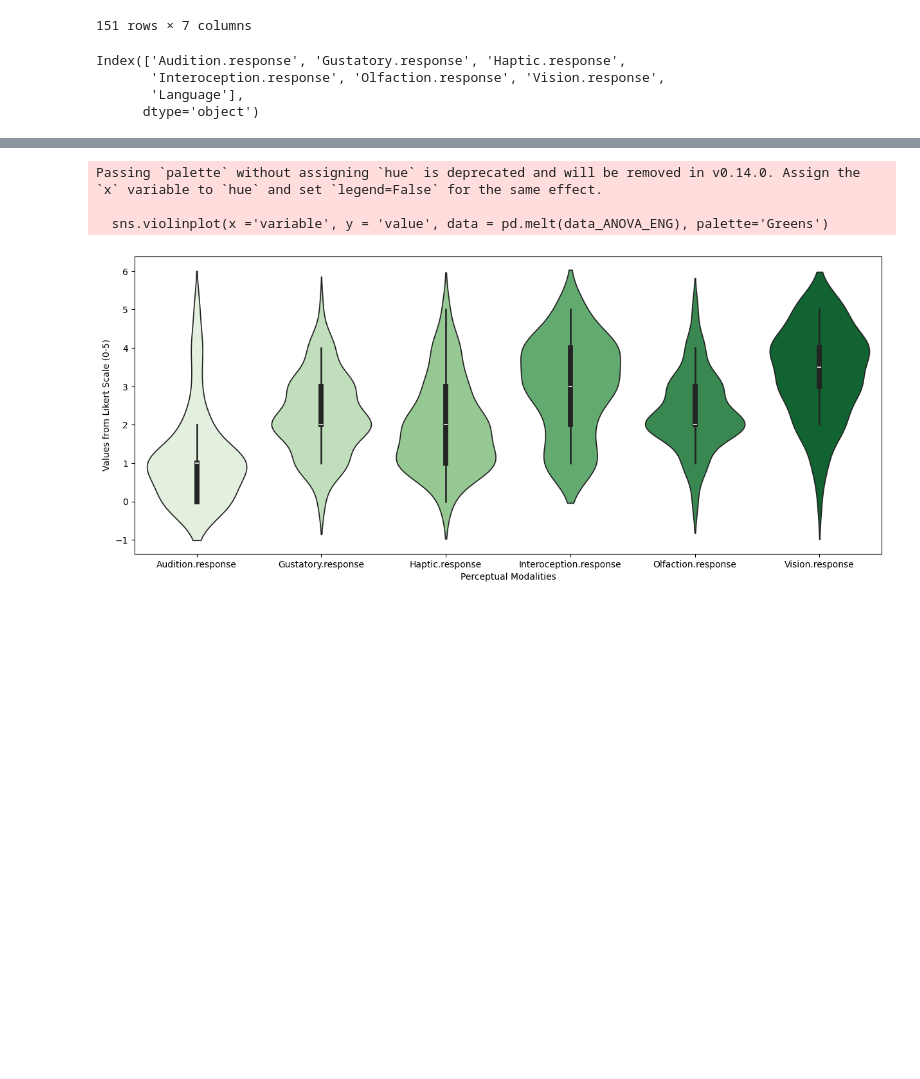
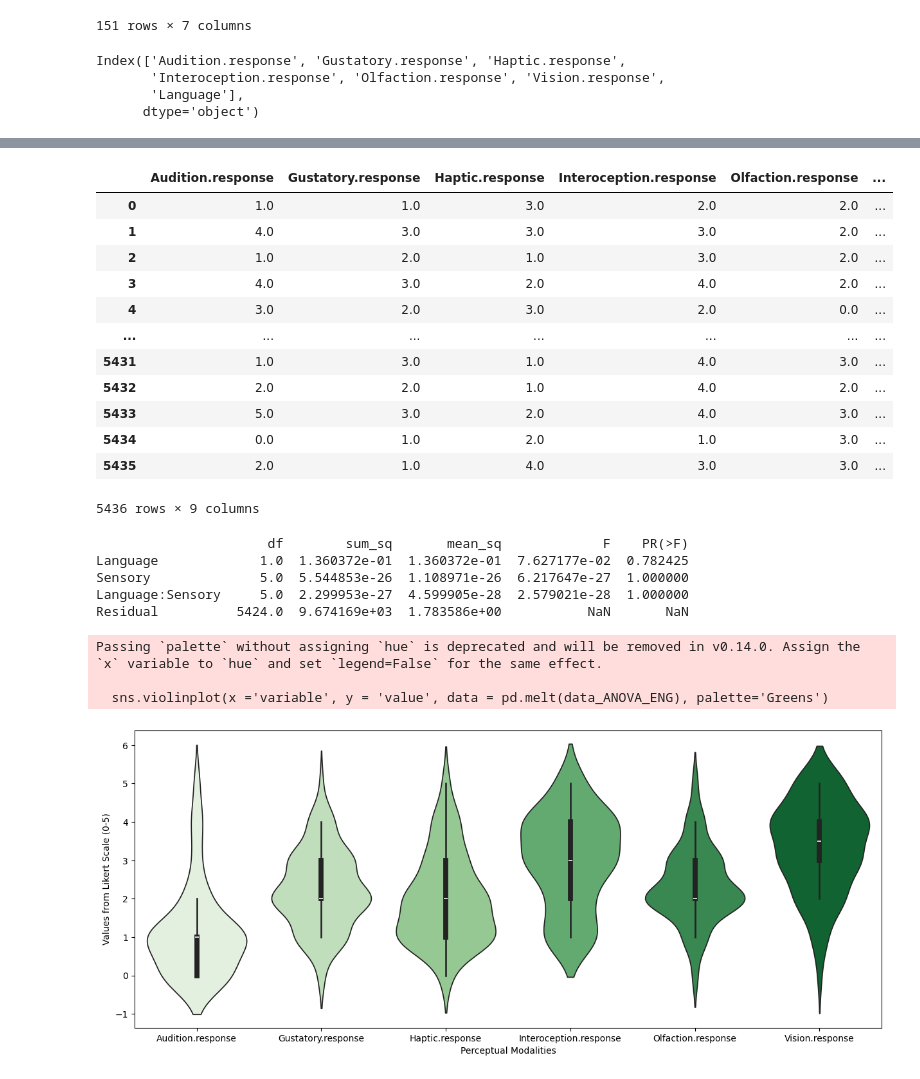
Before and after one commit to soniasola00/SpanLancasterNorm, a Jupyter notebook: Sonia3.ipynb, the cells around one changed output, grey strips where cells are left out. Saved outputs shown, nothing was run; the diff lists cells and outputs as text; code cells hidden in the pictures; blank space fills up the shorter version.

```diff
--- a/Sonia3.ipynb
+++ b/Sonia3.ipynb
@@ -1002,3 +1043,57 @@ p-value: [0.51553682 0.29987816 0.34314466 1.         0.23906028 0.12613208]
+# %%
+ANOVA_score_aud = pd.DataFrame(ANOVA_sensory_mod)
+ANOVA_score_aud['Score'] = ANOVA_PLEASE['Audition.response']
+
+
+ANOVA_score_gus = pd.DataFrame(ANOVA_sensory_mod)
+ANOVA_score_gus['Score'] = ANOVA_PLEASE['Gustatory.response']
+
+
+ANOVA_score_hap= pd.DataFrame(ANOVA_sensory_mod)
+ANOVA_score_hap['Score'] = ANOVA_PLEASE['Haptic.response']
+
+ANOVA_score_int= pd.DataFrame(ANOVA_sensory_mod)
+ANOVA_score_int['Score'] = ANOVA_PLEASE['Interoception.response']
+
+
+ANOVA_score_olf = pd.DataFrame(ANOVA_sensory_mod)
+ANOVA_score_olf['Score'] = ANOVA_PLEASE['Olfaction.response']
+
+ANOVA_score_vis= pd.DataFrame(ANOVA_sensory_mod)
+ANOVA_score_vis['Score'] = ANOVA_PLEASE['Vision.response']
+
+# use the .concat function to combine the visual and haptic dataframes together to make 1 single new column
+ANOVA_score = pd.concat([ANOVA_score_aud,
+                         ANOVA_score_gus,
+                         ANOVA_score_hap,
+                         ANOVA_score_int,
+                         ANOVA_score_olf,
+                         ANOVA_score_vis], ignore_index=True)
+ANOVA_score
+# %% [output]
+|  | Audition.response | Gustatory.response | Haptic.response | Interoception.response | Olfaction.response | ... |
+| 0 | 1.0 | 1.0 | 3.0 | 2.0 | 2.0 | ... |
+| 1 | 4.0 | 3.0 | 3.0 | 3.0 | 2.0 | ... |
+| 2 | 1.0 | 2.0 | 1.0 | 3.0 | 2.0 | ... |
+| 3 | 4.0 | 3.0 | 2.0 | 4.0 | 2.0 | ... |
+| 4 | 3.0 | 2.0 | 3.0 | 2.0 | 0.0 | ... |
+| ... | ... | ... | ... | ... | ... | ... |
+| 5431 | 1.0 | 3.0 | 1.0 | 4.0 | 3.0 | ... |
+| 5432 | 2.0 | 2.0 | 1.0 | 4.0 | 2.0 | ... |
+| 5433 | 5.0 | 3.0 | 2.0 | 4.0 | 3.0 | ... |
+| 5434 | 0.0 | 1.0 | 2.0 | 1.0 | 3.0 | ... |
+| 5435 | 2.0 | 1.0 | 4.0 | 3.0 | 3.0 | ... |
+5436 rows × 9 columns
+# %%
+model = ols('Score ~ Language * Sensory', data=ANOVA_score).fit()
+anova_results = anova_lm(model)
+print(anova_results)
+# %% [output]
+                      df        sum_sq       mean_sq             F    PR(>F)
+Language             1.0  1.360372e-01  1.360372e-01  7.627177e-02  0.782425
+Sensory              5.0  5.544853e-26  1.108971e-26  6.217647e-27  1.000000
+Language:Sensory     5.0  2.299953e-27  4.599905e-28  2.579021e-28  1.000000
+Residual          5424.0  9.674169e+03  1.783586e+00           NaN       NaN
 # %%
 ## define the columns we want in the plot
 dimensions_ENG = list(output_ENG.columns.values)
```
Also changed, not shown: parts of 8 cells of this notebook.
